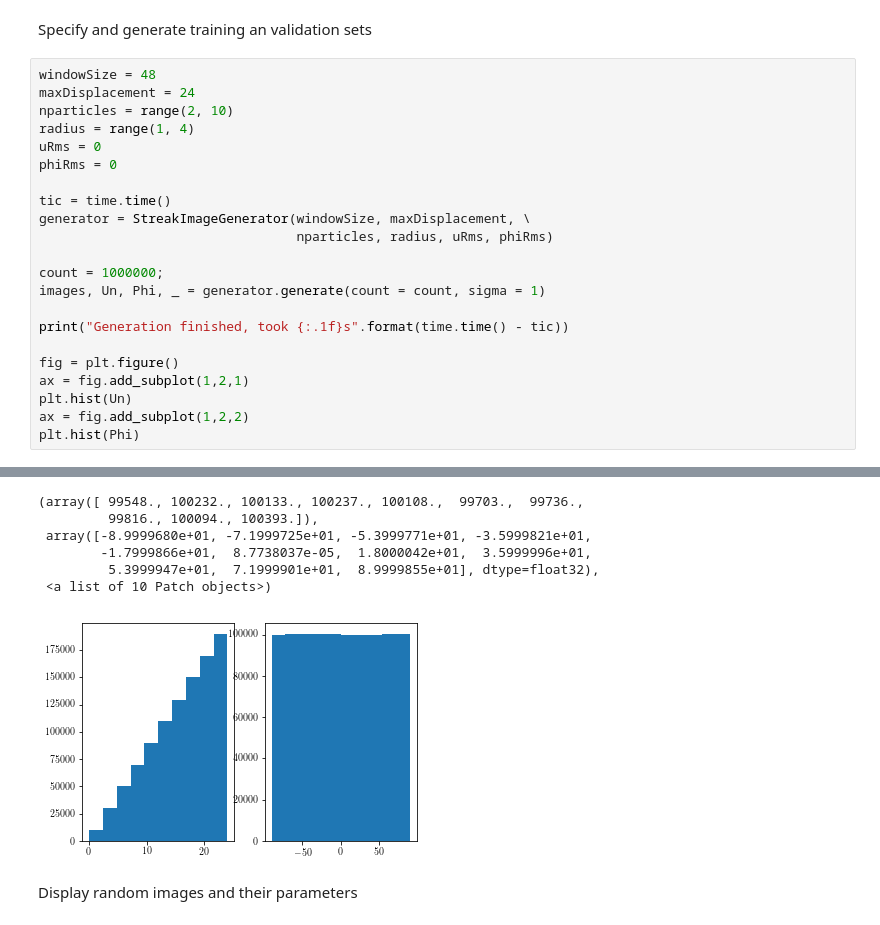
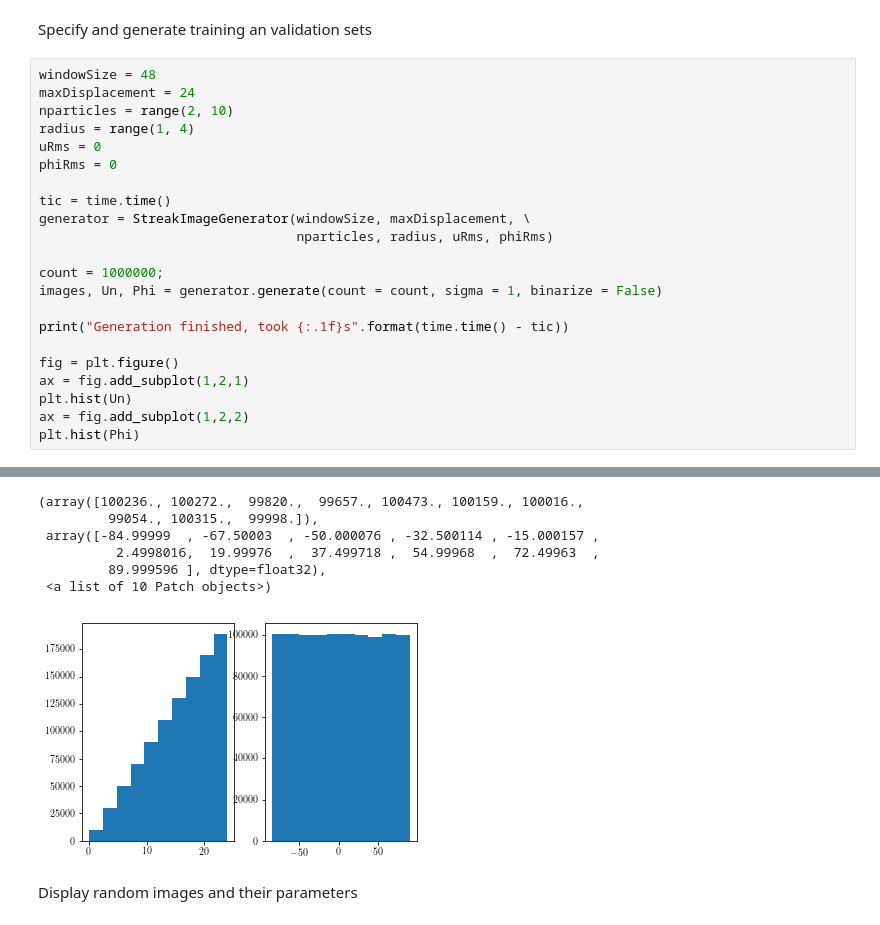
Before and after one commit to agrayver/streakcnn, a Jupyter notebook: generate_CNN_dataset.ipynb, the cells around one changed output, grey strips where cells are left out. Saved outputs shown, nothing was run; the diff lists cells and outputs as text.

```diff
--- a/generate_CNN_dataset.ipynb
+++ b/generate_CNN_dataset.ipynb
@@ -88,7 +104,7 @@ generator = StreakImageGenerator(windowSize, maxDisplacement, \
                                  nparticles, radius, uRms, phiRms)
 
 count = 1000000;
-images, Un, Phi, _ = generator.generate(count = count, sigma = 1)
+images, Un, Phi = generator.generate(count = count, sigma = 1, binarize = False)
 
 print("Generation finished, took {:.1f}s".format(time.time() - tic))
 
@@ -102,10 +118,10 @@ Generation finished, took 102.5s
-(array([ 99548., 100232., 100133., 100237., 100108.,  99703.,  99736.,
-         99816., 100094., 100393.]),
- array([-8.9999680e+01, -7.1999725e+01, -5.3999771e+01, -3.5999821e+01,
-        -1.7999866e+01,  8.7738037e-05,  1.8000042e+01,  3.5999996e+01,
-         5.3999947e+01,  7.1999901e+01,  8.9999855e+01], dtype=float32),
+(array([100236., 100272.,  99820.,  99657., 100473., 100159., 100016.,
+         99054., 100315.,  99998.]),
+ array([-84.99999  , -67.50003  , -50.000076 , -32.500114 , -15.000157 ,
+          2.4998016,  19.99976  ,  37.499718 ,  54.99968  ,  72.49963  ,
+         89.999596 ], dtype=float32),
  <a list of 10 Patch objects>)
-[figure, old version]
+[figure, new version]
 # %% [markdown]
 Display random images and their parameters
 # %%
```
Also changed, not shown: parts of 4 cells of this notebook, 33 other files.
